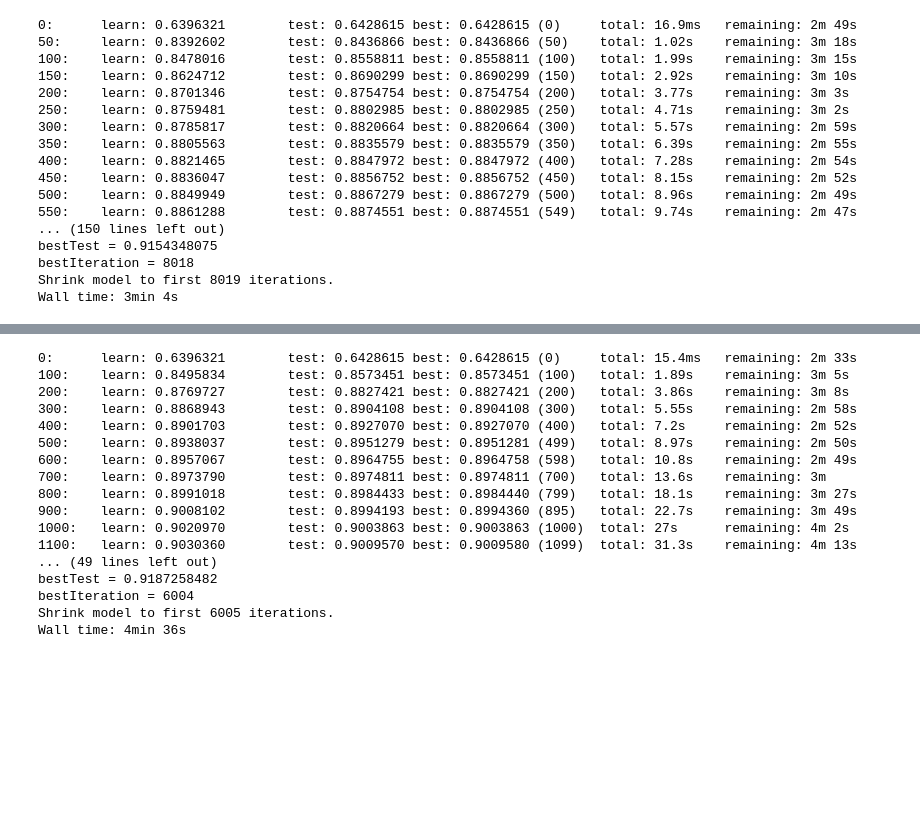
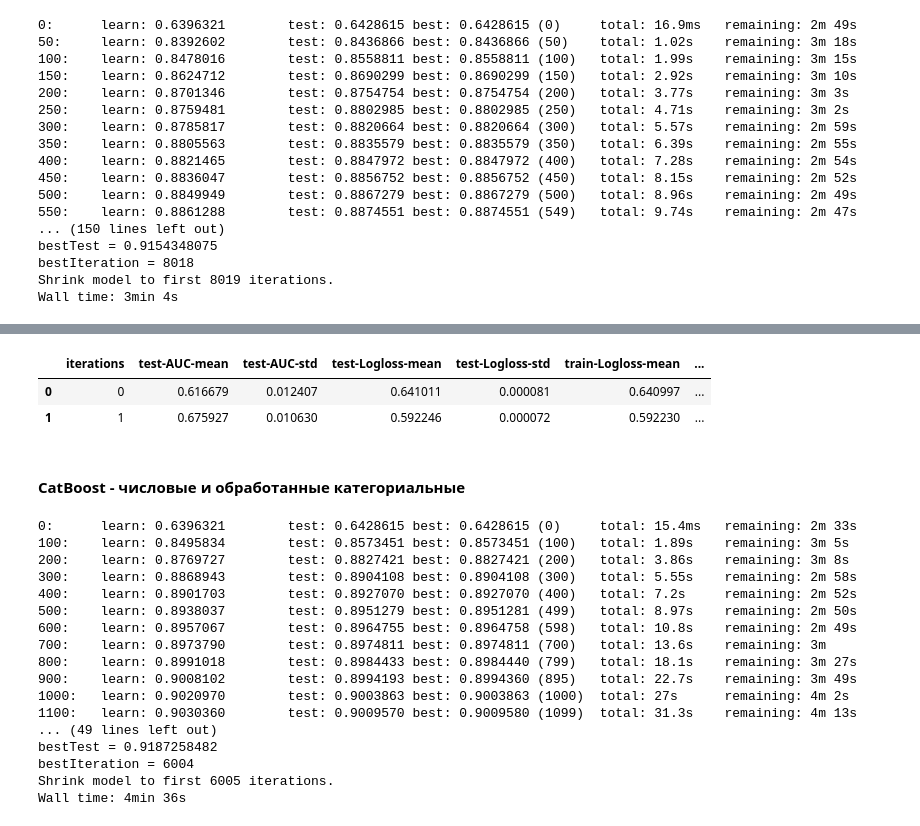
Before and after one commit to VokiVon-P/GB_Kaggle, a Jupyter notebook: notebooks/02_Boosting_Algos.ipynb, the cells around one changed output, grey strips where cells are left out. Drawn from its saved outputs; the diff is of its cells as text; code cells hidden in the pictures; blank space fills up the shorter version.

Commit message:
02-HW - cv catboost

```diff
--- a/notebooks/02_Boosting_Algos.ipynb
+++ b/notebooks/02_Boosting_Algos.ipynb
@@ -522,3 +589,18 @@ def train_catboost(params, x_train, x_valid, y_train, y_valid, cat_list=[]):
     dvalid = cb.Pool(x_valid, y_valid, cat_features=cat_list)
 
     return model.fit(dtrain, eval_set=dvalid)
+# %%
+def cv_catboost(params, x_train, y_train, cat_list=[], n_fold=5):
+    dtrain = cb.Pool(x_train, y_train, cat_features=cat_list)
+    cv_result = cb.cv(
+        params=params,
+        dtrain=dtrain,
+        num_boost_round=10000,
+        early_stopping_rounds=50,
+        shuffle=True,
+        nfold=n_fold,
+        stratified=True,
+        verbose = 100,
+#         metric_period=50,
+    )
+    return cv_result
@@ -560,3 +648,7 @@ bestTest = 0.9154348075
 bestIteration = 8018
 Shrink model to first 8019 iterations.
 Wall time: 3min 4s
+# %%
+%%time
+# кросвалидация
+cv_cboost_num = cv_catboost(cb_params, num_train, y_train)
@@ -563,3 +673,11 @@ Wall time: 3min 4s
+# %%
+cv_cboost_num.head(2)
+# %% [output]
+|  | iterations | test-AUC-mean | test-AUC-std | test-Logloss-mean | test-Logloss-std | train-Logloss-mean | ... |
+| 0 | 0 | 0.616679 | 0.012407 | 0.641011 | 0.000081 | 0.640997 | ... |
+| 1 | 1 | 0.675927 | 0.010630 | 0.592246 | 0.000072 | 0.592230 | ... |
+# %% [markdown]
+#### CatBoost - числовые и обработанные категориальные
 # %%
 %%time
 model = train_catboost(cb_params, prep_train, prep_valid, y_train, y_valid)
```
Also changed, not shown: parts of 22 cells of this notebook.
